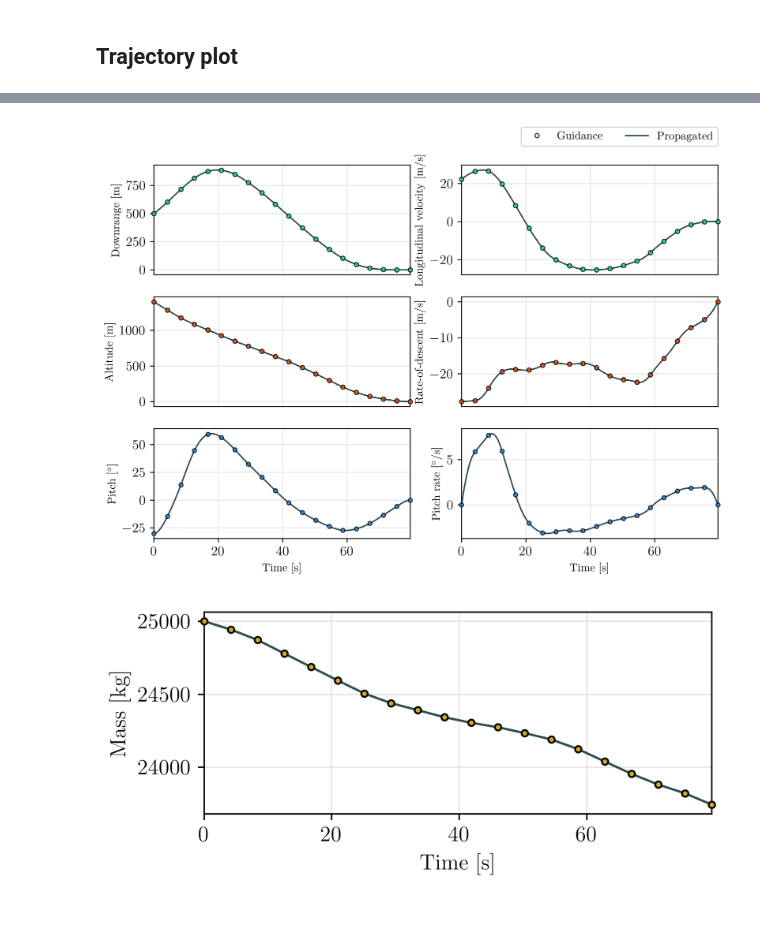
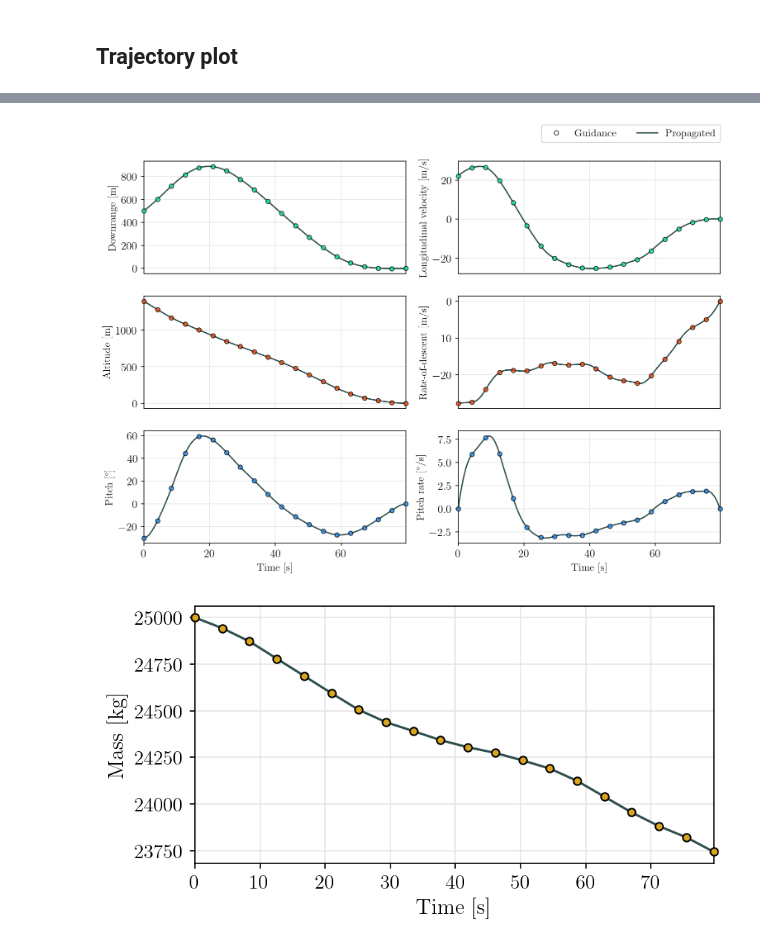
Before and after one commit to UW-ACL/SCPToolbox_tutorial, a Jupyter notebook: src/p4_rocket_plots.ipynb, the cells around one changed output, grey strips where cells are left out. Cells and saved outputs as stored; diff of their text form; code cells hidden in the pictures; blank space fills up the shorter version.

Commit message:
Update `p4_rocket_plots.ipynb`
 - plots rendered in SVG format; figures adjusted accordingly

```diff
--- a/src/p4_rocket_plots.ipynb
+++ b/src/p4_rocket_plots.ipynb
@@ -601,73 +606,73 @@ HTML{String}("<video width=\"3500\" height=\"2500\" controls autoplay loop>\n  <
 # %%
-fig, axs = plt.subplots(3, 2, sharex="col", figsize=(9, 6))
+fig, axs = plt.subplots(3, 2, sharex="col", figsize=(12, 8))
 
-line1 = axs[1, 1].plot(tc, xc[1, :], linewidth=1.25, color="darkslategrey", label="Propagated")
-line2 = axs[1, 1].plot(td, xd[1, :], linewidth=0, color="k", marker="o", ms=3.75, markerfacecolor="mediumspringgreen", alpha=0.75, label="Guidance", clip_on=false, zorder=1e8)
-axs[1, 1].set_ylabel("Downrange [m]", fontsize=10)
+line1 = axs[1, 1].plot(tc, xc[1, :], linewidth=1.5, color="darkslategrey", label="Propagated")
+line2 = axs[1, 1].plot(td, xd[1, :], linewidth=0, color="k", marker="o", ms=5, markerfacecolor="mediumspringgreen", alpha=0.75, label="Guidance", clip_on=false, zorder=1e8)
+axs[1, 1].set_ylabel("Downrange [m]", fontsize=12)
 axs[1, 1].tick_params(bottom=false)
 axs[1, 1].grid(color="0.9")
 # axs[1, 1].legend(fontsize=8)
 
-line1 = axs[2, 1].plot(tc, xc[2, :], linewidth=1.25, color="darkslategrey", label="Propagated")
-line2 = axs[2, 1].plot(td, xd[2, :], linewidth=0, color="k", marker="o", ms=3.75, markerfacecolor="orangered", alpha=0.75, label="Guidance", clip_on=false, zorder=1e8)
-axs[2, 1].set_ylabel("Altitude [m]", fontsize=10)
+line1 = axs[2, 1].plot(tc, xc[2, :], linewidth=1.5, color="darkslategrey", label="Propagated")
+line2 = axs[2, 1].plot(td, xd[2, :], linewidth=0, color="k", marker="o", ms=5, markerfacecolor="orangered", alpha=0.75, label="Guidance", clip_on=false, zorder=1e8)
+axs[2, 1].set_ylabel("Altitude [m]", fontsize=12)
 axs[2, 1].tick_params(bottom=false)
 axs[2, 1].grid(color="0.9")
 # axs[2, 1].legend(fontsize=8)
 
-line1 = axs[3, 1].plot(tc, [rad2deg(xc[5, i]) for i in 1:Nc], linewidth=1.25, color="darkslategrey", label="Propagated")
-line2 = axs[3, 1].plot(td, [rad2deg(xd[5, i]) for i in 1:N], linewidth=0, color="k", marker="o", ms=3.5, markerfacecolor="dodgerblue", alpha=0.75, label="Guidance", clip_on=false, zorder=1e8)
-axs[3, 1].set_ylabel("Pitch [\$^\\circ\$]",fontsize=10)
+line1 = axs[3, 1].plot(tc, [rad2deg(xc[5, i]) for i in 1:Nc], linewidth=1.5, color="darkslategrey", label="Propagated")
+line2 = axs[3, 1].plot(td, [rad2deg(xd[5, i]) for i in 1:N], linewidth=0, color="k", marker="o", ms=5, markerfacecolor="dodgerblue", alpha=0.75, label="Guidance", clip_on=false, zorder=1e8)
+axs[3, 1].set_ylabel("Pitch [\$^\\circ\$]", fontsize=12)
 axs[3, 1].grid(color="0.9")
 # plt.legend(fontsize=8)
 
-line1 = axs[1, 2].plot(tc, xc[3, :], linewidth=1.25, color="darkslategrey", label="Propagated")
-line2 = axs[1, 2].plot(td, xd[3, :], linewidth=0, color="k", marker="o", ms=3.75, markerfacecolor="mediumspringgreen", alpha=0.75, label="Guidance", clip_on=false, zorder=1e8)
-axs[1, 2].set_ylabel("Longitudinal velocity [m/s]", fontsize=10)
+line1 = axs[1, 2].plot(tc, xc[3, :], linewidth=1.5, color="darkslategrey", label="Propagated")
+line2 = axs[1, 2].plot(td, xd[3, :], linewidth=0, color="k", marker="o", ms=5, markerfacecolor="mediumspringgreen", alpha=0.75, label="Guidance", clip_on=false, zorder=1e8)
+axs[1, 2].set_ylabel("Longitudinal velocity [m/s]", fontsize=12)
 axs[1, 2].tick_params(bottom=false)
 axs[1, 2].grid(color="0.9")
 # axs[1, 2].legend(fontsize=8)
 
-line1 = axs[2, 2].plot(tc, xc[4, :], linewidth=1.25, color="darkslategrey", label="Propagated")
-line2 = axs[2, 2].plot(td, xd[4, :], linewidth=0, color="k", marker="o", ms=3.75, markerfacecolor="orangered", alpha=0.75, label="Guidance", clip_on=false, zorder=1e8)
-axs[2, 2].set_ylabel("Rate-of-descent [m/s]", fontsize=10)
+line1 = axs[2, 2].plot(tc, xc[4, :], linewidth=1.5, color="darkslategrey", label="Propagated")
+line2 = axs[2, 2].plot(td, xd[4, :], linewidth=0, color="k", marker="o", ms=5, markerfacecolor="orangered", alpha=0.75, label="Guidance", clip_on=false, zorder=1e8)
+axs[2, 2].set_ylabel("Rate-of-descent [m/s]", fontsize=12)
 axs[2, 2].tick_params(bottom=false)
 axs[2, 2].grid(color="0.9")
 # axs[2, 2].legend(fontsize=8)
 
-line1 = axs[3, 2].plot(tc, [rad2deg(xc[6, i]) for i in 1:Nc], linewidth=1.25, color="darkslategrey", label="Propagated")
-line2 = axs[3, 2].plot(td, [rad2deg(xd[6, i]) for i in 1:N], linewidth=0, color="k", marker="o", ms=3.5, markerfacecolor="dodgerblue", alpha=0.75, label="Guidance", clip_on=false, zorder=1e8)
-axs[3, 2].set_ylabel("Pitch rate [\$^\\circ\$/s]",fontsize=10)
+line1 = axs[3, 2].plot(tc, [rad2deg(xc[6, i]) for i in 1:Nc], linewidth=1.5, color="darkslategrey", label="Propagated")
+line2 = axs[3, 2].plot(td, [rad2deg(xd[6, i]) for i in 1:N], linewidth=0, color="k", marker="o", ms=5, markerfacecolor="dodgerblue", alpha=0.75, label="Guidance", clip_on=false, zorder=1e8)
+axs[3, 2].set_ylabel("Pitch rate [\$^\\circ\$/s]", fontsize=12)
 axs[3, 2].grid(color="0.9")
 # plt.legend(fontsize=8)
 
 # handles, labels = axs[2, 1].get_legend_handles_labels()
 # fig.legend(handles, labels, loc="upper center")
 
-legend_elements = [PyPlot.matplotlib.lines.Line2D([0], [0], linewidth=0, color="k", marker="o", ms=3.75, markerfacecolor="white", alpha=0.75, label="Guidance", clip_on=false, zorder=1e8),
-                   PyPlot.matplotlib.lines.Line2D([0], [0], color="darkslategrey", linewidth=1.25, label="Propagated"),]
+legend_elements = [PyPlot.matplotlib.lines.Line2D([0], [0], linewidth=0, color="k", marker="o", ms=5, markerfacecolor="white", alpha=0.75, label="Guidance", clip_on=false, zorder=1e8),
+                   PyPlot.matplotlib.lines.Line2D([0], [0], color="darkslategrey", linewidth=1.5, label="Propagated"),]
 
-fig.legend(handles=legend_elements, ncol=2, loc="lower right", bbox_to_anchor=(0, 0.9075, 0.9075, 0), fontsize="10", mode="normal")
+fig.legend(handles=legend_elements, ncol=2, loc="lower right", bbox_to_anchor=(0, 0.9075, 0.9075, 0), fontsize="12", mode="normal")
 
 # fig.legend(handles=legend_elements, loc="upper center")
 
-axs[3, 1].set_xlabel("Time [s]", fontsize=10)
-axs[3, 2].set_xlabel("Time [s]", fontsize=10)
+axs[3, 1].set_xlabel("Time [s]", fontsize=12)
+axs[3, 2].set_xlabel("Time [s]", fontsize=12)
 
 # fig.savefig("plots_jgcd/states.pdf", bbox_inches="tight')
 ;
 # %% [output]
-[figure, old version]
+[figure, new version]
 # %%
-fig = plt.figure(figsize=(5, 2))
+fig = plt.figure(figsize=(6, 3))
 ax = fig.add_subplot(111)
 
 ax.grid(color="0.9")
 
-ax.plot(td, xd[7, :], linewidth=1.25, color="darkslategrey", marker="o", ms=3.5, markeredgecolor="k", markerfacecolor="goldenrod", alpha=1, clip_on=false, zorder=1e8)
+ax.plot(td, xd[7, :], linewidth=1.5, color="darkslategrey", marker="o", ms=5, markeredgecolor="k", markerfacecolor="goldenrod", alpha=1, clip_on=false, zorder=1e8)
 
 ax.set_xlabel("Time [s]")
 ax.set_ylabel("Mass [kg]");
 # %% [output]
-[figure, old version]
+[figure, new version]
 # %%
```
Also changed, not shown: parts of 7 cells of this notebook.
